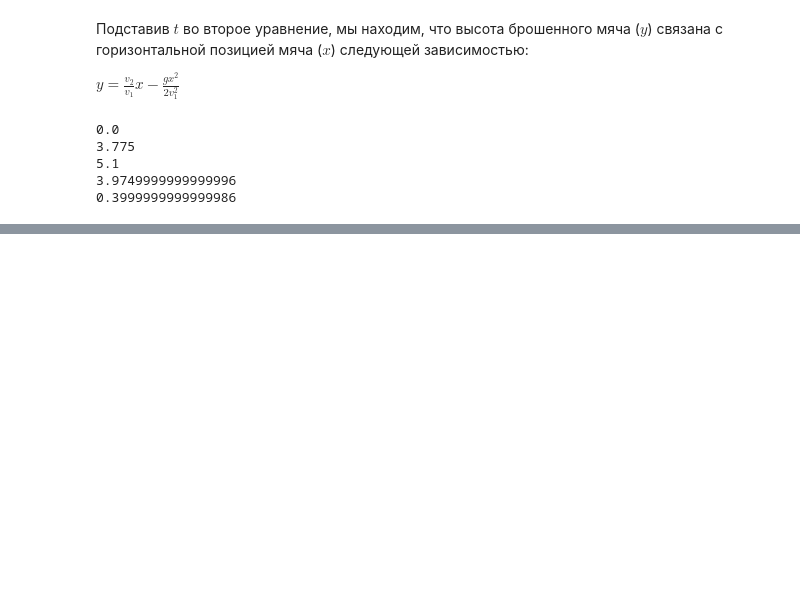
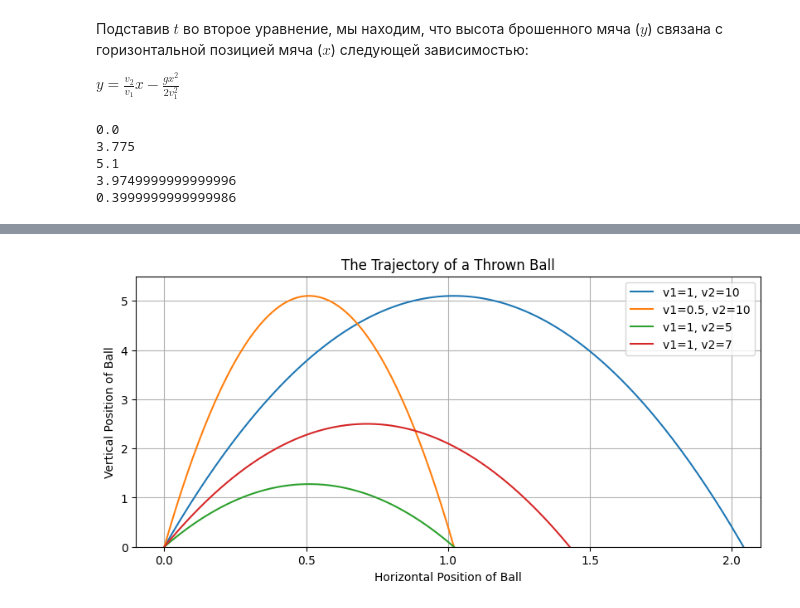
Before and after one commit to aleksmn/PythonMath, a Jupyter notebook: plots/ball_trajectory.ipynb, the cells around one changed output, grey strips where cells are left out. Saved outputs shown, nothing was run; the diff lists cells and outputs as text; code cells hidden in the pictures; blank space fills up the shorter version.

```diff
--- a/plots/ball_trajectory.ipynb
+++ b/plots/ball_trajectory.ipynb
@@ -43,0 +77,46 @@ print(ball_trajectory(2))
+# %%
+import matplotlib.pyplot as plt
+import numpy as np
+
+plt.figure(figsize=(8, 4), layout='constrained')
+
+
+x_list = np.arange(0, 2.2, 0.01)
+
+# line 1
+v1, v2 = 1, 10
+y_list = [ball_trajectory(x, v1, v2) for x in x_list]
+plt.plot(x_list, y_list, label=f"{v1=}, {v2=}")
+# line 2
+v1, v2 = 0.5, 10
+y_list = [ball_trajectory(x, v1, v2) for x in x_list]
+plt.plot(x_list, y_list, label=f"{v1=}, {v2=}")
+# line 3
+v1, v2 = 1, 5
+y_list = [ball_trajectory(x, v1, v2) for x in x_list]
+plt.plot(x_list, y_list, label=f"{v1=}, {v2=}")
+
+# line 4
+v1, v2 = 1, 7
+y_list = [ball_trajectory(x, v1, v2) for x in x_list]
+plt.plot(x_list, y_list, label=f"{v1=}, {v2=}")
+
+
+
+
+plt.title('The Trajectory of a Thrown Ball')
+plt.xlabel('Horizontal Position of Ball')
+plt.ylabel('Vertical Position of Ball')
+
+plt.axis([-0.1, 2.1, 0, 5.5])
+
+plt.xticks(np.arange(0, 2.1, 0.5))
+plt.yticks(np.arange(0, 5.1, 1))
+
+plt.legend()
+
+plt.grid(True)
+
+plt.show()
+# %% [output]
+[figure, added]
```
Also changed, not shown: parts of 4 cells of this notebook.
